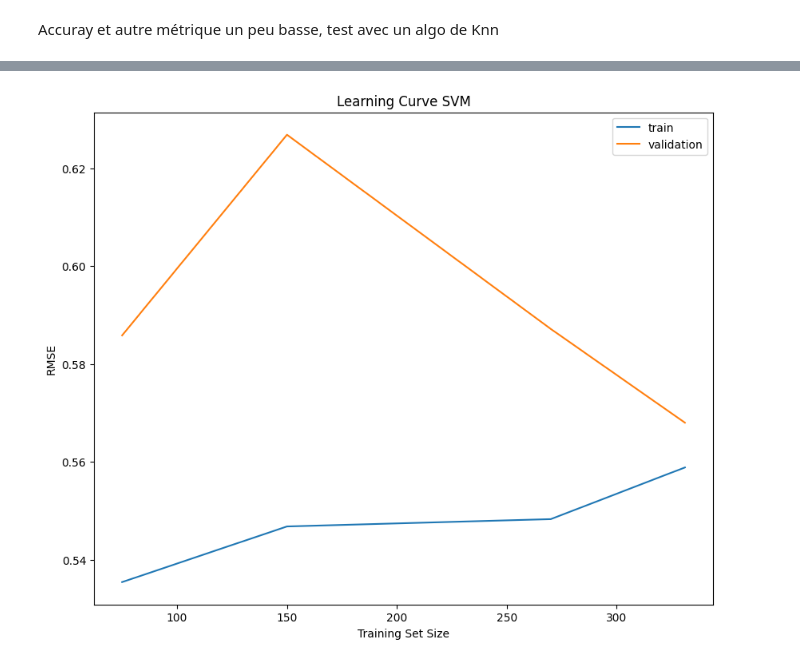
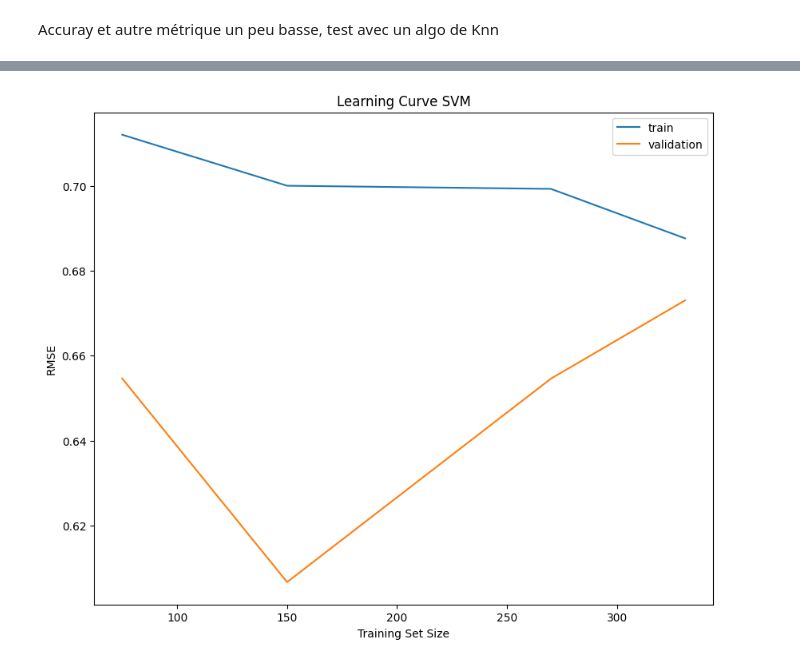
Before and after one commit to julienAboutard/Titanic-AI, a Jupyter notebook: Titanic.ipynb, the cells around one changed output, grey strips where cells are left out. Drawn from its saved outputs; the diff is of its cells as text; code cells hidden in the pictures.

Commit message:
Test gestion branche

```diff
--- a/Titanic.ipynb
+++ b/Titanic.ipynb
@@ -246,26 +246,26 @@ weighted avg       0.67      0.67      0.64       285
 # %%
 #scoring="neg_root_mean_squared_error"
 train_sizes, train_scores, test_scores = learning_curve(
     estimator=SVC(kernel='linear'),
     X=features,
     y=target,
     cv=5,
-    scoring="neg_root_mean_squared_error",
+    scoring="accuracy",
     train_sizes = [1, 75, 150, 270, 331]
 )
 
-train_mean = -train_scores.mean(axis=1)
-test_mean = -test_scores.mean(axis=1)
+train_mean = train_scores.mean(axis=1)
+test_mean = test_scores.mean(axis=1)
 
 plt.subplots(figsize=(10,8))
 plt.plot(train_sizes, train_mean, label="train")
 plt.plot(train_sizes, test_mean, label="validation")
 
 plt.title("Learning Curve SVM")
 plt.xlabel("Training Set Size")
 plt.ylabel("RMSE")
 plt.legend(loc="best")
 
 plt.show()
 # %% [output]
-[figure, old version]
+[figure, new version]
```
Also changed, not shown: parts of 2 cells of this notebook.
